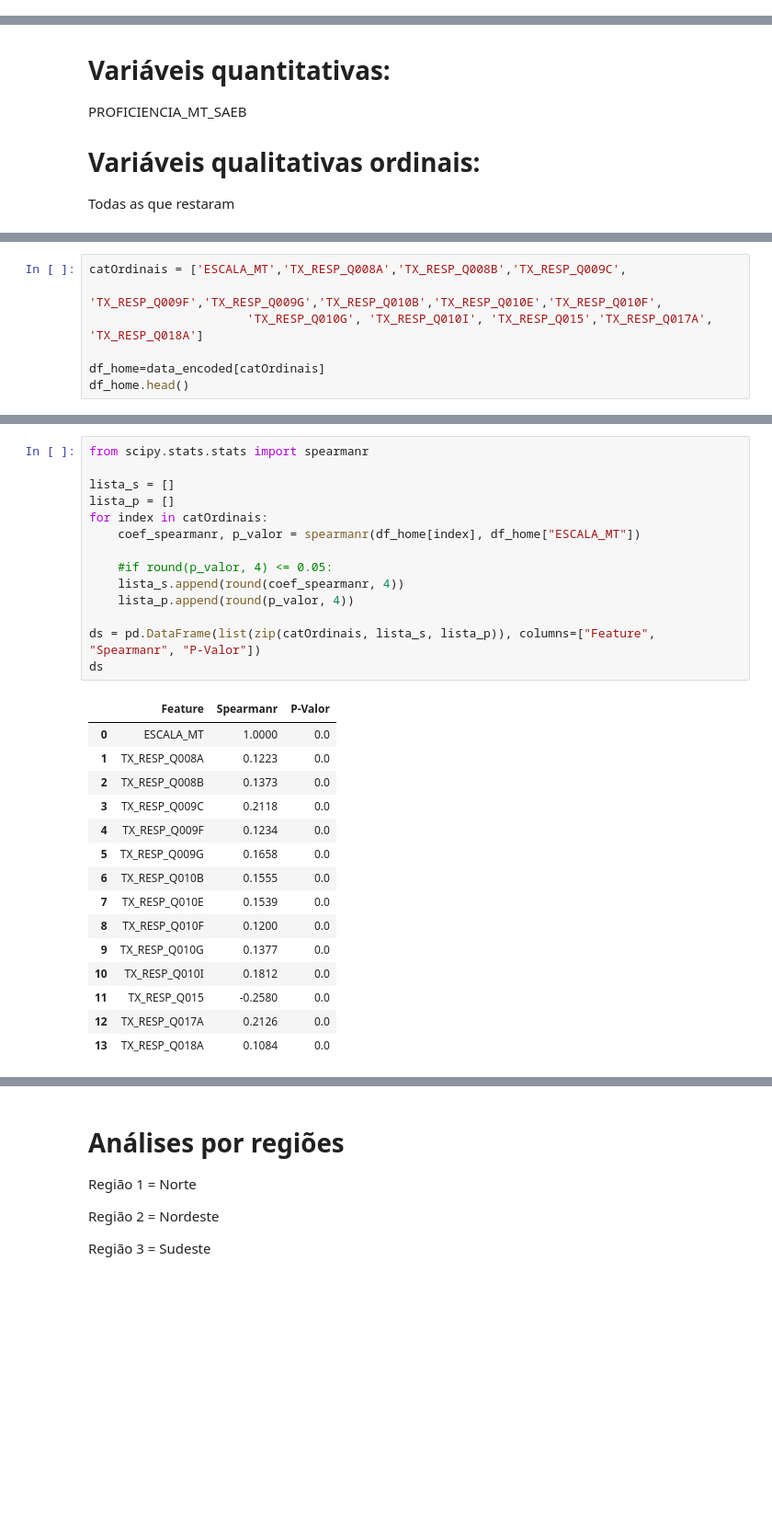
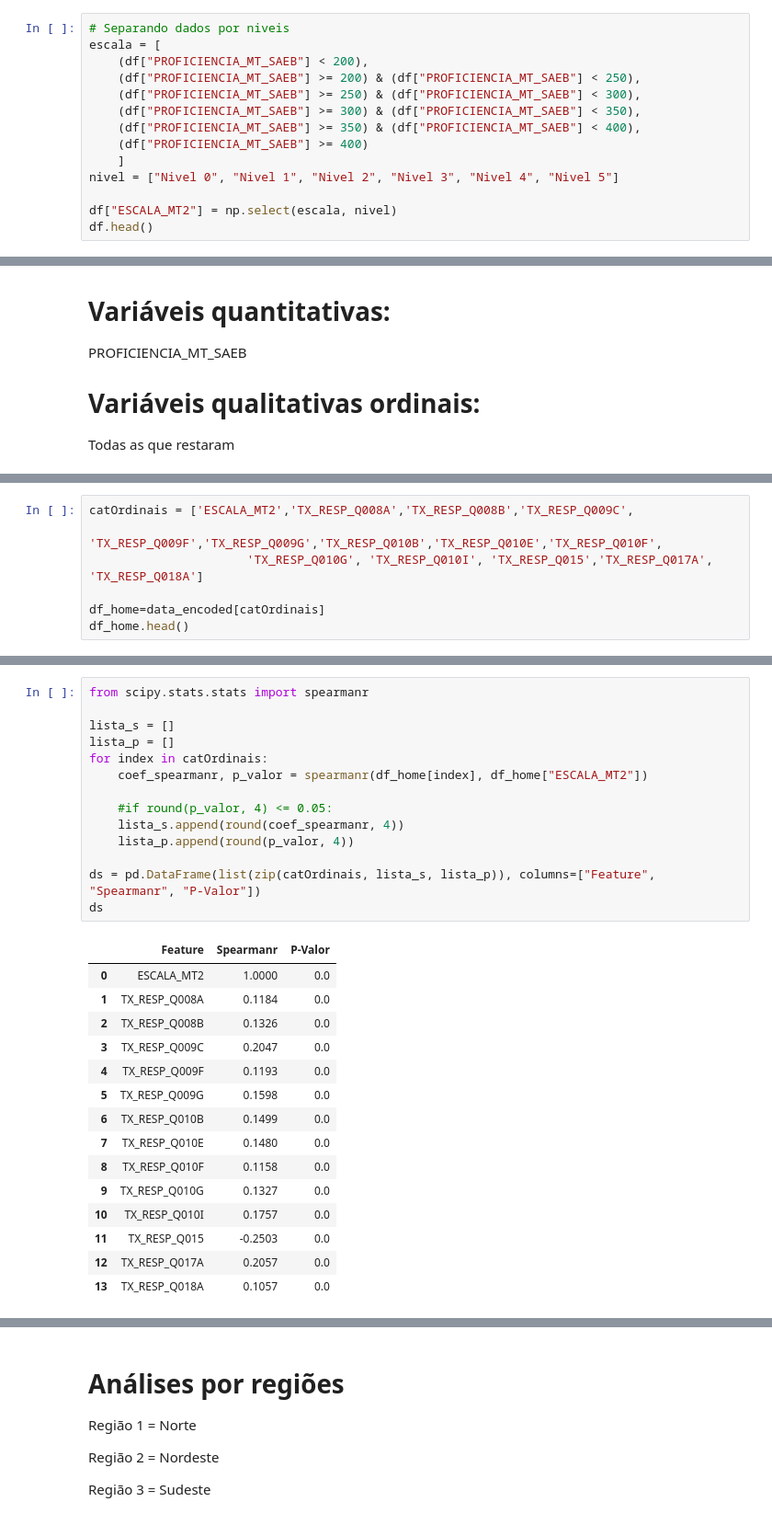
Before and after one commit to freitaasw/Analises_Saeb, a Jupyter notebook: Análises Saeb 2019/correlações/Questionário.ipynb, the cells around one changed output, grey strips where cells are left out. Shown at 92% size. Saved outputs shown, nothing was run; the diff lists cells and outputs as text; blank space fills up the shorter version.

```diff
--- a/Análises Saeb 2019/correlações/Questionário.ipynb
+++ b/Análises Saeb 2019/correlações/Questionário.ipynb
@@ -140,3 +136,17 @@ df.head()
 | 8 | 1 | 11 | 1100015 | 1 | 1 | 284.218609 | A | ... |
 | 13 | 1 | 11 | 1100015 | 1 | 1 | 266.029122 | A | ... |
 5 rows × 56 columns
+# %%
+# Separando dados por niveis
+escala = [
+    (df["PROFICIENCIA_MT_SAEB"] < 200),
+    (df["PROFICIENCIA_MT_SAEB"] >= 200) & (df["PROFICIENCIA_MT_SAEB"] < 250),
+    (df["PROFICIENCIA_MT_SAEB"] >= 250) & (df["PROFICIENCIA_MT_SAEB"] < 300),
+    (df["PROFICIENCIA_MT_SAEB"] >= 300) & (df["PROFICIENCIA_MT_SAEB"] < 350),
+    (df["PROFICIENCIA_MT_SAEB"] >= 350) & (df["PROFICIENCIA_MT_SAEB"] < 400),
+    (df["PROFICIENCIA_MT_SAEB"] >= 400)
+    ]
+nivel = ["Nivel 0", "Nivel 1", "Nivel 2", "Nivel 3", "Nivel 4", "Nivel 5"]
+
+df["ESCALA_MT2"] = np.select(escala, nivel)
+df.head()
@@ -253,5 +264,5 @@ df_analise.corr(method='spearman')
 # %%
-catOrdinais = ['ESCALA_MT','TX_RESP_Q008A','TX_RESP_Q008B','TX_RESP_Q009C',
+catOrdinais = ['ESCALA_MT2','TX_RESP_Q008A','TX_RESP_Q008B','TX_RESP_Q009C',
                        'TX_RESP_Q009F','TX_RESP_Q009G','TX_RESP_Q010B','TX_RESP_Q010E','TX_RESP_Q010F',
                       'TX_RESP_Q010G', 'TX_RESP_Q010I', 'TX_RESP_Q015','TX_RESP_Q017A', 'TX_RESP_Q018A']
 
@@ -285,33 +280,33 @@ dtype: object
 # %%
 from scipy.stats.stats import spearmanr
 
 lista_s = []
 lista_p = []
 for index in catOrdinais:
-    coef_spearmanr, p_valor = spearmanr(df_home[index], df_home["ESCALA_MT"])
+    coef_spearmanr, p_valor = spearmanr(df_home[index], df_home["ESCALA_MT2"])
 
     #if round(p_valor, 4) <= 0.05:
     lista_s.append(round(coef_spearmanr, 4))
     lista_p.append(round(p_valor, 4))
 
 ds = pd.DataFrame(list(zip(catOrdinais, lista_s, lista_p)), columns=["Feature", "Spearmanr", "P-Valor"])
 ds
 # %% [output]
 |  | Feature | Spearmanr | P-Valor |
-| 0 | ESCALA_MT | 1.0000 | 0.0 |
-| 1 | TX_RESP_Q008A | 0.1223 | 0.0 |
-| 2 | TX_RESP_Q008B | 0.1373 | 0.0 |
-| 3 | TX_RESP_Q009C | 0.2118 | 0.0 |
-| 4 | TX_RESP_Q009F | 0.1234 | 0.0 |
-| 5 | TX_RESP_Q009G | 0.1658 | 0.0 |
-| 6 | TX_RESP_Q010B | 0.1555 | 0.0 |
-| 7 | TX_RESP_Q010E | 0.1539 | 0.0 |
-| 8 | TX_RESP_Q010F | 0.1200 | 0.0 |
-| 9 | TX_RESP_Q010G | 0.1377 | 0.0 |
-| 10 | TX_RESP_Q010I | 0.1812 | 0.0 |
-| 11 | TX_RESP_Q015 | -0.2580 | 0.0 |
-| 12 | TX_RESP_Q017A | 0.2126 | 0.0 |
-| 13 | TX_RESP_Q018A | 0.1084 | 0.0 |
+| 0 | ESCALA_MT2 | 1.0000 | 0.0 |
+| 1 | TX_RESP_Q008A | 0.1184 | 0.0 |
+| 2 | TX_RESP_Q008B | 0.1326 | 0.0 |
+| 3 | TX_RESP_Q009C | 0.2047 | 0.0 |
+| 4 | TX_RESP_Q009F | 0.1193 | 0.0 |
+| 5 | TX_RESP_Q009G | 0.1598 | 0.0 |
+| 6 | TX_RESP_Q010B | 0.1499 | 0.0 |
+| 7 | TX_RESP_Q010E | 0.1480 | 0.0 |
+| 8 | TX_RESP_Q010F | 0.1158 | 0.0 |
+| 9 | TX_RESP_Q010G | 0.1327 | 0.0 |
+| 10 | TX_RESP_Q010I | 0.1757 | 0.0 |
+| 11 | TX_RESP_Q015 | -0.2503 | 0.0 |
+| 12 | TX_RESP_Q017A | 0.2057 | 0.0 |
+| 13 | TX_RESP_Q018A | 0.1057 | 0.0 |
 # %%
 plt.figure(figsize=(12,8))
 sns.heatmap(df_home.corr(method="spearman"), annot=True, cmap="PiYG")
```
Also changed, not shown: parts of 43 cells of this notebook.
